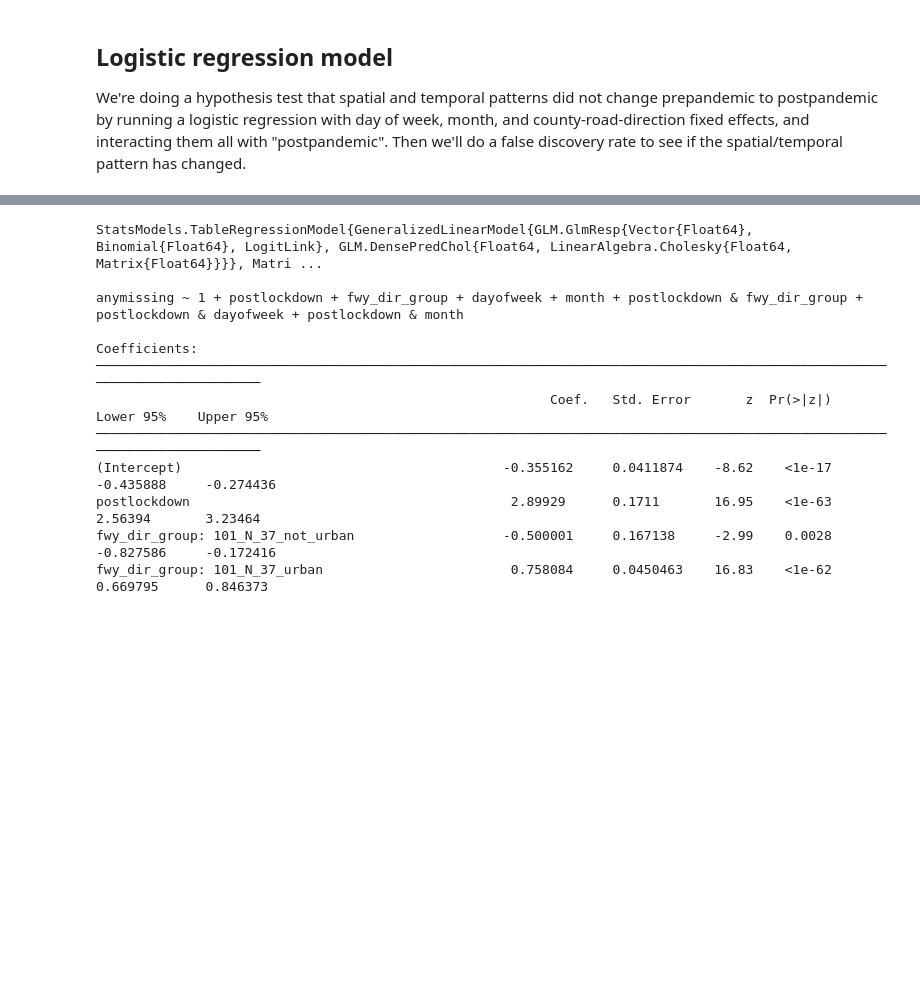
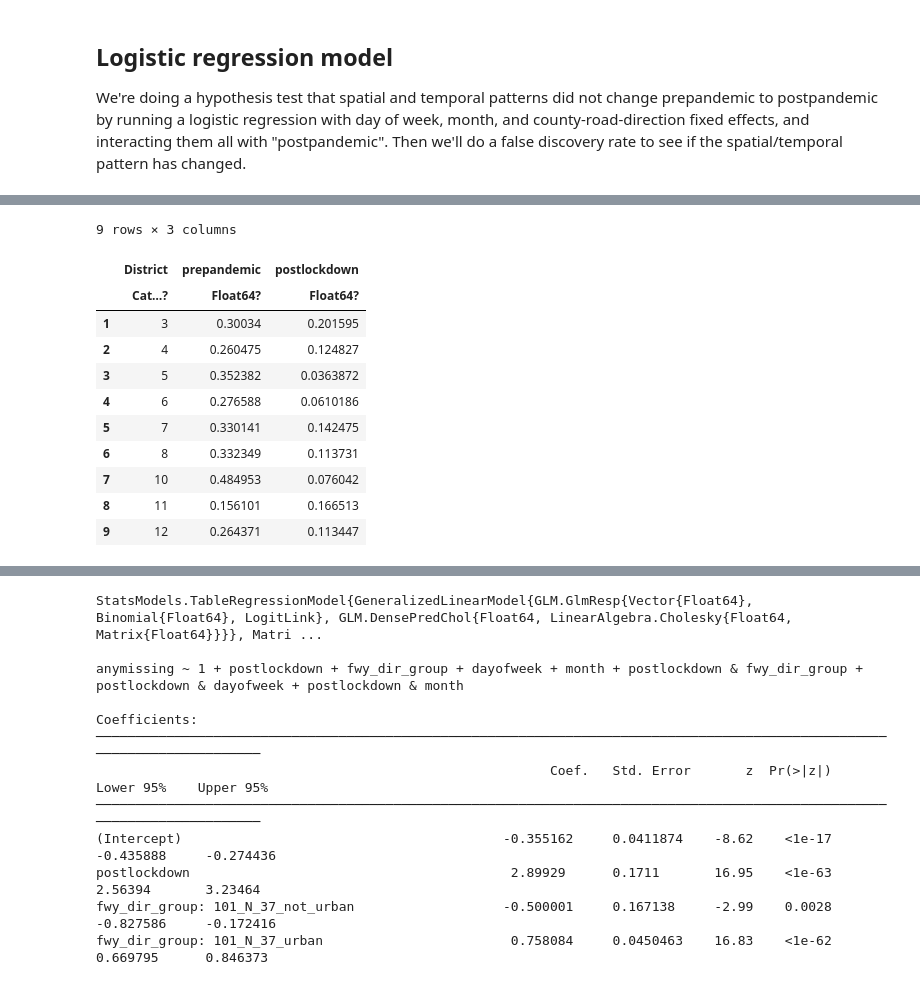
Before and after one commit to mattwigway/peak-spreading, a Jupyter notebook: notebooks/Missing data patterns.ipynb, the cells around one changed output, grey strips where cells are left out. Saved outputs shown, nothing was run; the diff lists cells and outputs as text; code cells hidden in the pictures; blank space fills up the shorter version.

Commit message:
missing data regressions

```diff
--- a/notebooks/Missing data patterns.ipynb
+++ b/notebooks/Missing data patterns.ipynb
@@ -157,0 +109,4 @@ combine(groupby(data, :missing_reason), x -> nrow(x) / nrow(data))
+# %%
+data_used = KFactors.create_test_data(raw_data, KFactors.Periods.SPRING_2022)
+data_used, plot_used = plot_missingness(data_used)
+savefig("../fig/sensor_missingness_used.pdf")
@@ -159,13 +147,11 @@ combine(groupby(data, :missing_reason), x -> nrow(x) / nrow(data))
 ## Logistic regression model
 
 We're doing a hypothesis test that spatial and temporal patterns did not change prepandemic to postpandemic by running a logistic regression with day of week, month, and county-road-direction fixed effects, and interacting them all with "postpandemic". Then we'll do a false discovery rate to see if the spatial/temporal pattern has changed.
+# %%
+model_data = leftjoin(select(data_used, Not([:Latitude, :Longitude, :District, :Lanes, :urban])), meta, on=:station=>:ID);
 # %%
 # patch up that periods, locations, directions are missing for new dates
-meta = CSV.read("../data/sensor_meta_geo.csv", DataFrame)
-data.period = KFactors.Periods.period_for_date.(data.date, Ref(KFactors.Periods.SPRING_2022))
-model_data = data[data.period .!= :lockdown, :]
-select!(model_data, Not([:District, :urban, :Latitude, :Longitude, :direction, :Lanes]))
-select!(meta, [:ID, :District, :urban, :Latitude, :Longitude, :County, :Dir, :Lanes, :Fwy])
-model_data = leftjoin(model_data, meta, on=:station=>:ID)
+model_data.period = KFactors.Periods.period_for_date.(model_data.date, Ref(KFactors.Periods.SPRING_2022))
+model_data = model_data[model_data.period .!= :lockdown, :]
 @assert !any(ismissing.(model_data.Latitude))
 nothing
@@ -173,8 +169,22 @@ nothing
 model_data.fwy_dir_group = @with model_data categorical(string.(:Fwy) .* "_" .* :Dir .* "_" .*
     string.(:County) .* "_" .* ifelse.(model_data.urban, ["urban"], ["not_urban"]))
 model_data.Lanes = categorical(model_data.Lanes)
+model_data.lane_group = recode(model_data.Lanes, missing, 1=>"1 or 2", 2=>"1 or 2", 3 => "3",
+    4=>"4 or more", 5=>"4 or more", 6=>"4 or more", 7=>"4 or more", 8=>"4 or more")
+@assert !any(ismissing.(model_data.lane_group))
 model_data.dayofweek = categorical(Dates.dayname.(model_data.date))
 model_data.month = categorical(Dates.monthname.(model_data.date))
 model_data.anymissing = model_data.missing_reason .!= :not_missing
 model_data.postlockdown = model_data.period .== :postlockdown
+model_data.District = CategoricalArray(model_data.District)
+model_data.proportion_missing = model_data.periods_imputed ./ 288
+model_data.std_peak_hour_occ_mean = standardize(ZScoreTransform, model_data.peak_hour_occ_mean)
+model_data.day_of_week = CategoricalArray(Dates.dayname.(model_data.date), ordered=true, levels=["Monday", "Tuesday", "Wednesday", "Thursday", "Friday"])
+transform!(groupby(model_data, :station), :total_flow => mean ∘ skipmissing => :aadt,
+    :peak_hour_occ => (x -> mean(filter(y -> !ismissing(y) && !isnan(y), x))) => :peak_hour_occ_mean)
+model_data.flow_per_lane = model_data.aadt ./ convert.(Int64, model_data.Lanes)
+model_data.std_flow_per_lane = standardize(ZScoreTransform, model_data.flow_per_lane)
+model_data[
+    model_data.missing_reason .∈ Ref(Set([:insufficient_data, :no_traffic, :not_in_file])),
+    :proportion_missing] .= 1
 nothing
@@ -186,0 +222,15 @@ mean(model_data.missing_reason .!= :not_missing)
+# %%
+@pipe groupby(model_data, [:District, :period]) |> combine(_, :proportion_missing => mean) |> unstack(_, :District, :period, :proportion_missing_mean)
+# %% [output]
+9 rows × 3 columns
+|  | District | prepandemic | postlockdown |
+|  | Cat…? | Float64? | Float64? |
+| 1 | 3 | 0.30034 | 0.201595 |
+| 2 | 4 | 0.260475 | 0.124827 |
+| 3 | 5 | 0.352382 | 0.0363872 |
+| 4 | 6 | 0.276588 | 0.0610186 |
+| 5 | 7 | 0.330141 | 0.142475 |
+| 6 | 8 | 0.332349 | 0.113731 |
+| 7 | 10 | 0.484953 | 0.076042 |
+| 8 | 11 | 0.156101 | 0.166513 |
+| 9 | 12 | 0.264371 | 0.113447 |
```
Also changed, not shown: parts of 22 cells of this notebook.
